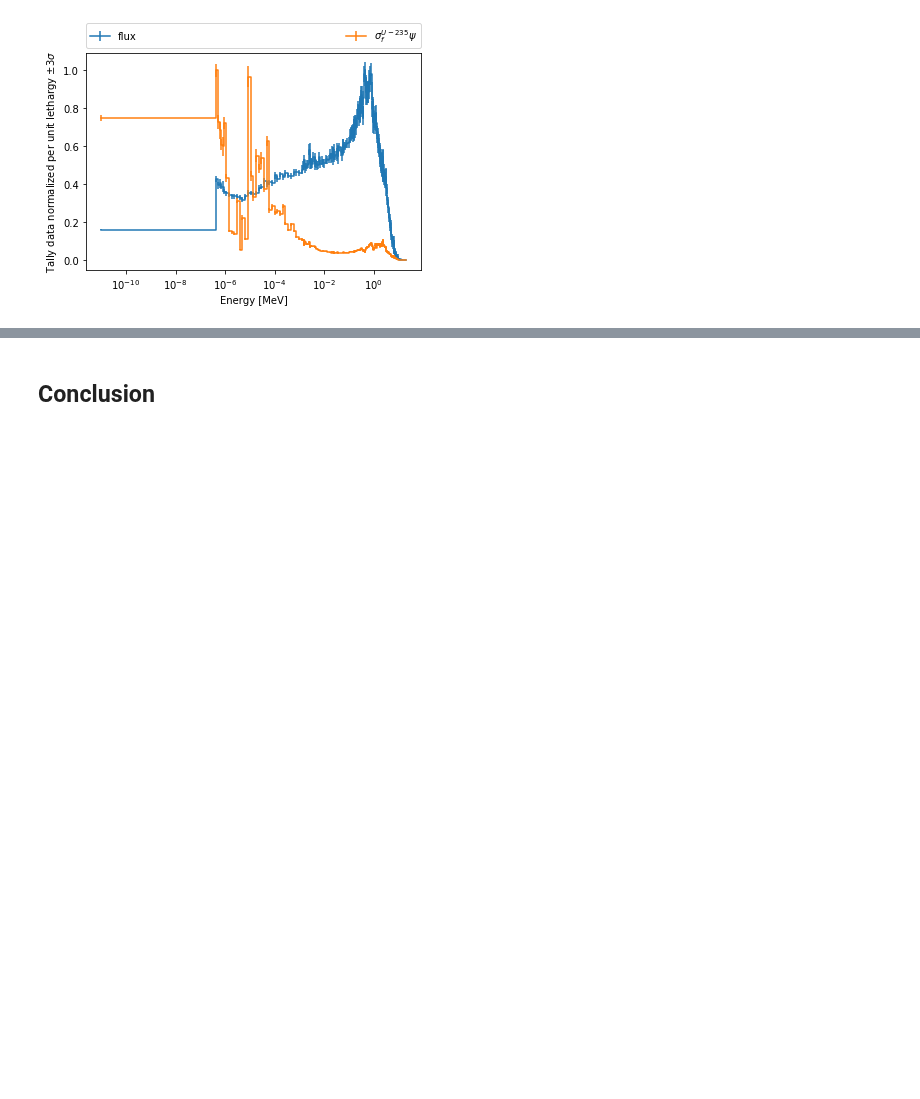
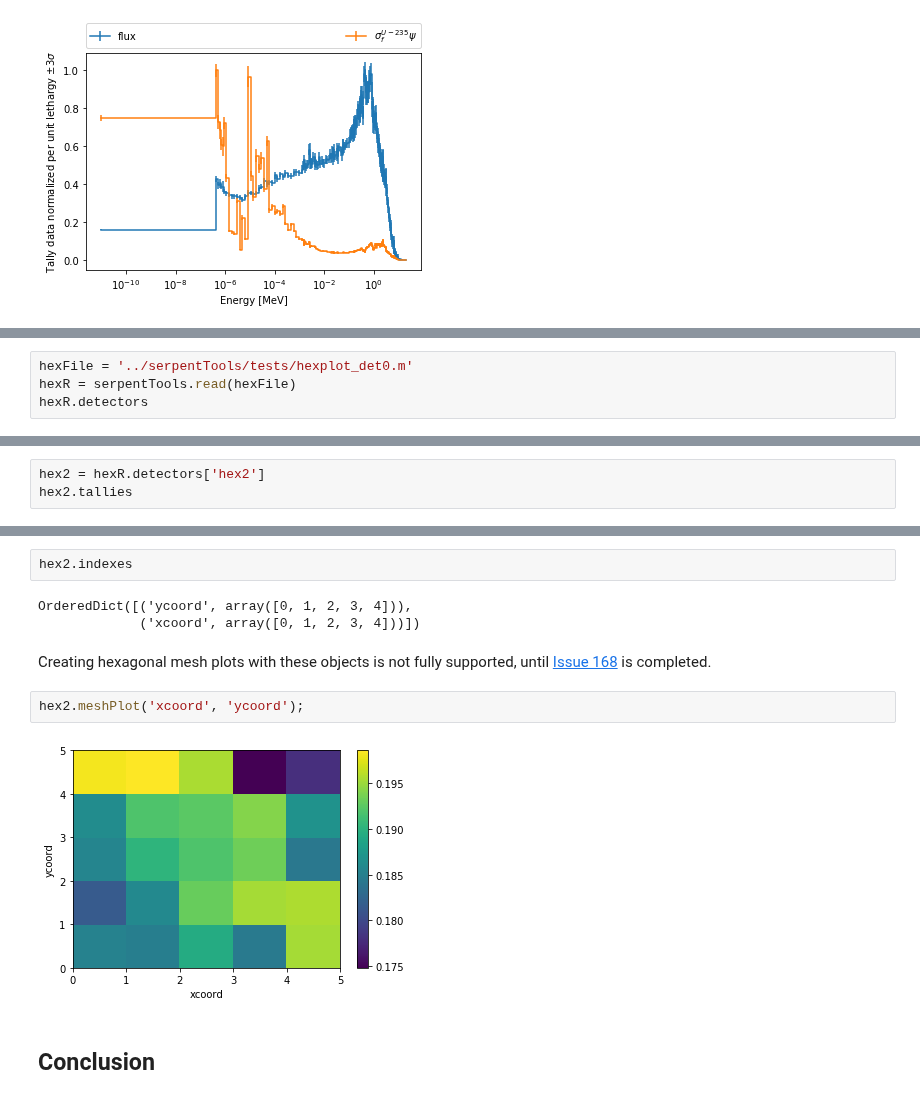
Before and after one commit to CORE-GATECH-GROUP/serpent-tools, a Jupyter notebook: examples/Detector.ipynb, the cells around one changed output, grey strips where cells are left out. Saved outputs shown, nothing was run; the diff lists cells and outputs as text; blank space fills up the shorter version.

```diff
--- a/examples/Detector.ipynb
+++ b/examples/Detector.ipynb
@@ -292,0 +293,4 @@ The `DetectorReader` is currently unable to read files containing hexagonal or c
+# %%
+hexFile = '../serpentTools/tests/hexplot_det0.m'
+hexR = serpentTools.read(hexFile)
+hexR.detectors
@@ -292,0 +302,3 @@ The `DetectorReader` is currently unable to read files containing hexagonal or c
+# %%
+hex2 = hexR.detectors['hex2']
+hex2.tallies
@@ -293,3 +331,14 @@ The `DetectorReader` is currently unable to read files containing hexagonal or c
+# %%
+hex2.indexes
+# %% [output]
+OrderedDict([('ycoord', array([0, 1, 2, 3, 4])),
+             ('xcoord', array([0, 1, 2, 3, 4]))])
+# %% [markdown]
+Creating hexagonal mesh plots with these objects is not fully supported, until [Issue 168](https://github.com/CORE-GATECH-GROUP/serpent-tools/issues/168) is completed.
+# %%
+hex2.meshPlot('xcoord', 'ycoord');
+# %% [output]
+[figure, added]
 # %% [markdown]
 ## Conclusion
 # %% [markdown]
```
Also changed, not shown: parts of 9 cells of this notebook, 2 other files.
